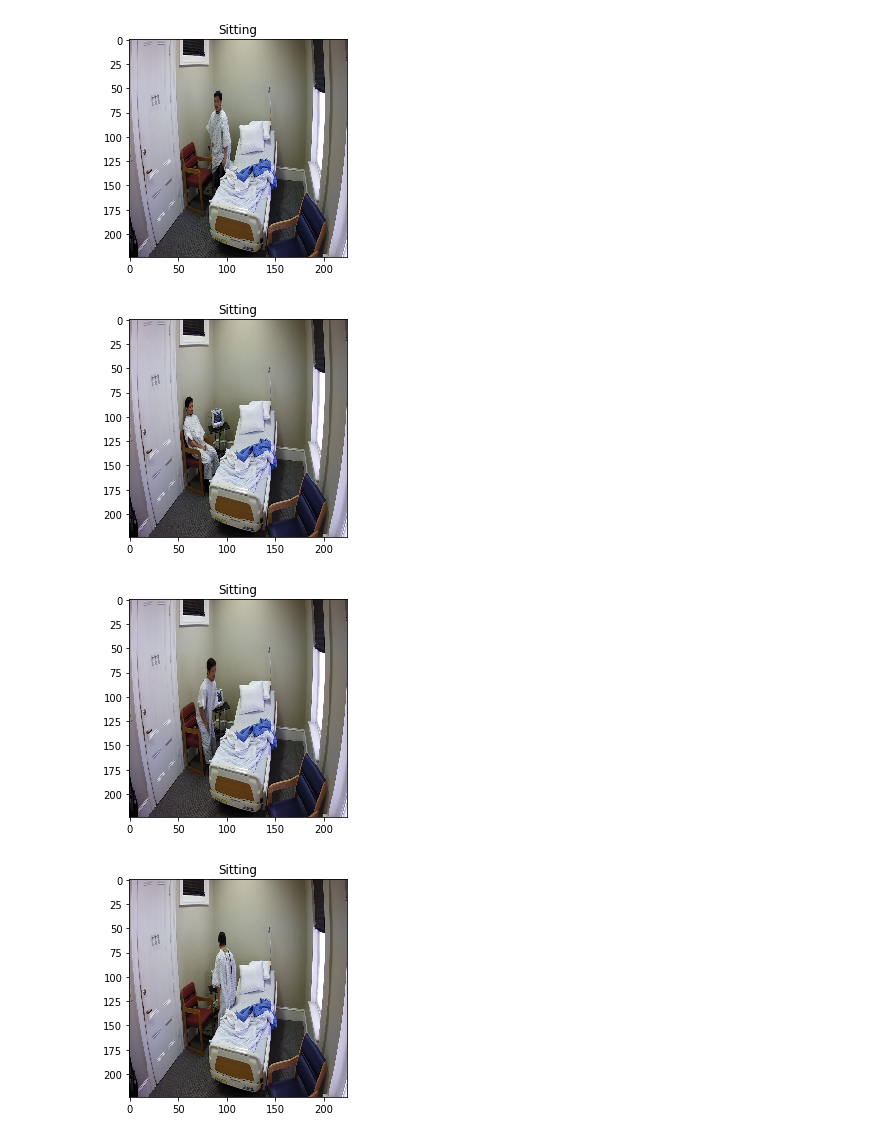
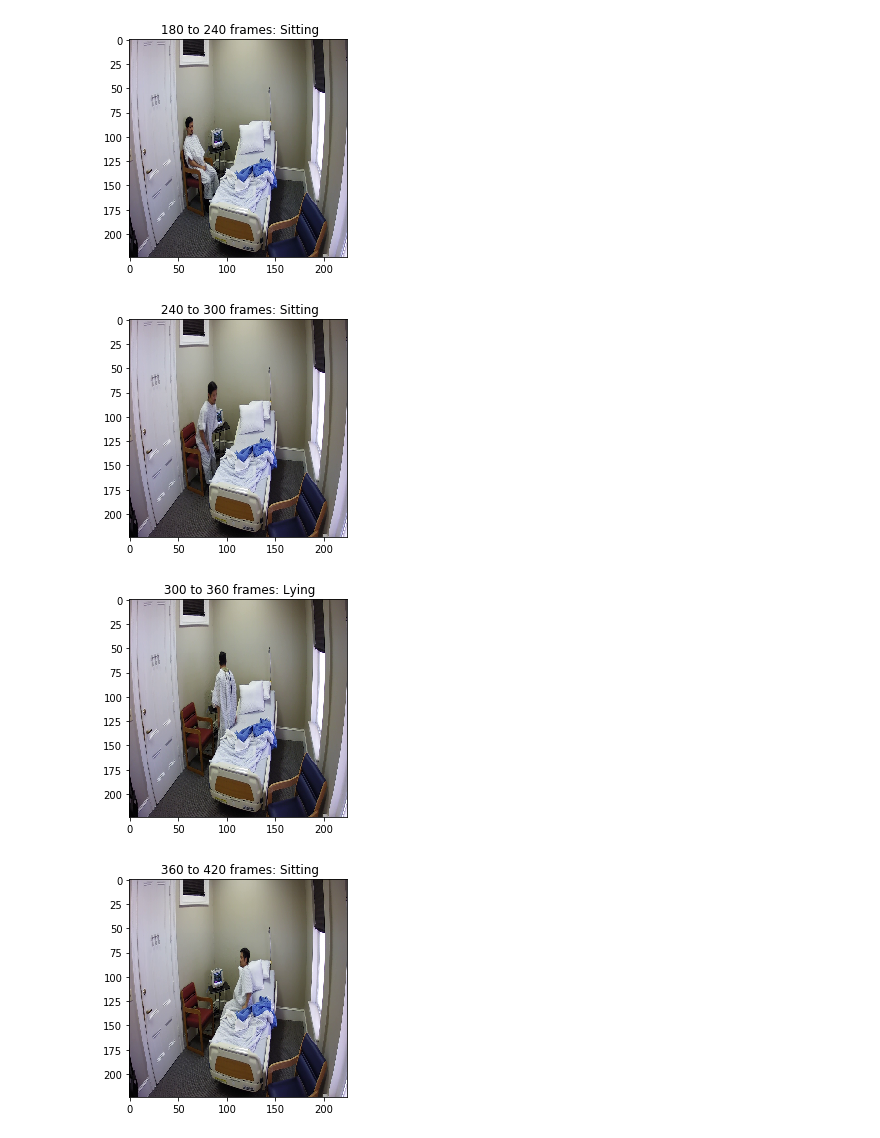
Before and after one commit to alan556022/Posture-Classification-Models, a Jupyter notebook: Video_Cutting_andPrediction.ipynb, the cells around one changed output. Saved outputs shown, nothing was run; the diff lists cells and outputs as text; code cells hidden in the pictures.

Commit message:
Model Training, Video_Cutting update

```diff
--- a/Video_Cutting_andPrediction.ipynb
+++ b/Video_Cutting_andPrediction.ipynb
@@ -5,7 +27,6 @@ import imageio
 import skimage
 import pandas as pd
 import numpy as np
-from tensorflow.keras.models import load_model
 import cv2
 import matplotlib.pyplot as plt
 
@@ -14,16 +35,28 @@ filename = 'videos/1a_amcrest.mp4'
 frames_to_cut = 60
 model_input = (224,224)
 im_list = []
+pred_list = []
+result_list = []
 vid = imageio.get_reader(filename, 'ffmpeg')
+
+
+#Take the mean of results in each interval with length frame_to_cut
 for num,im in enumerate(vid):
 
-    if num % frames_to_cut == 0:
-        image = skimage.img_as_float(im).astype(np.float64)
-        image = cv2.resize(image, model_input)
-        if(image.max() > 2):
-            image = image / 255.0
 
+    image = skimage.img_as_float(im).astype(np.float64)
+    image = cv2.resize(image, model_input)
+    if(image.max() > 2):
+        image = image / 255.0
+    pred_list.append(image)
+
+    if (num+1) % frames_to_cut == 0:
         im_list.append(image)
+
+        prediction = model.predict(np.array(pred_list))
+        result_list.append(np.argmax(np.mean(prediction, axis = 0)))
+
+        pred_list = []
 
 
 im_list = np.array(im_list)
@@ -55,6 +81,7 @@ result = np.argmax(prediction, axis = 1)
 # %%
-for i in range(len(result)):
+prediction_mapping = {0: 'Lying', 1: 'Sitting', 2: 'Standing'}
+for i in range(len(result_list)):
     plt.subplots()
-    plt.title(prediction_mapping[result[i]])
+    plt.title(' ' + str(i*frames_to_cut) + ' to ' + str((i+1)*frames_to_cut) + ' frames: ' + prediction_mapping[result_list[i]])
     plt.imshow(im_list[i])
 # %% [output]
@@ -64,4 +91,4 @@ for i in range(len(result)):
-[figure, old version]
+[figure, new version]
-[figure, old version]
+[figure, new version]
-[figure, old version]
+[figure, new version]
-[figure, old version]
+[figure, new version]
```
Also changed, not shown: parts of 5 cells of this notebook, 1 other file.
